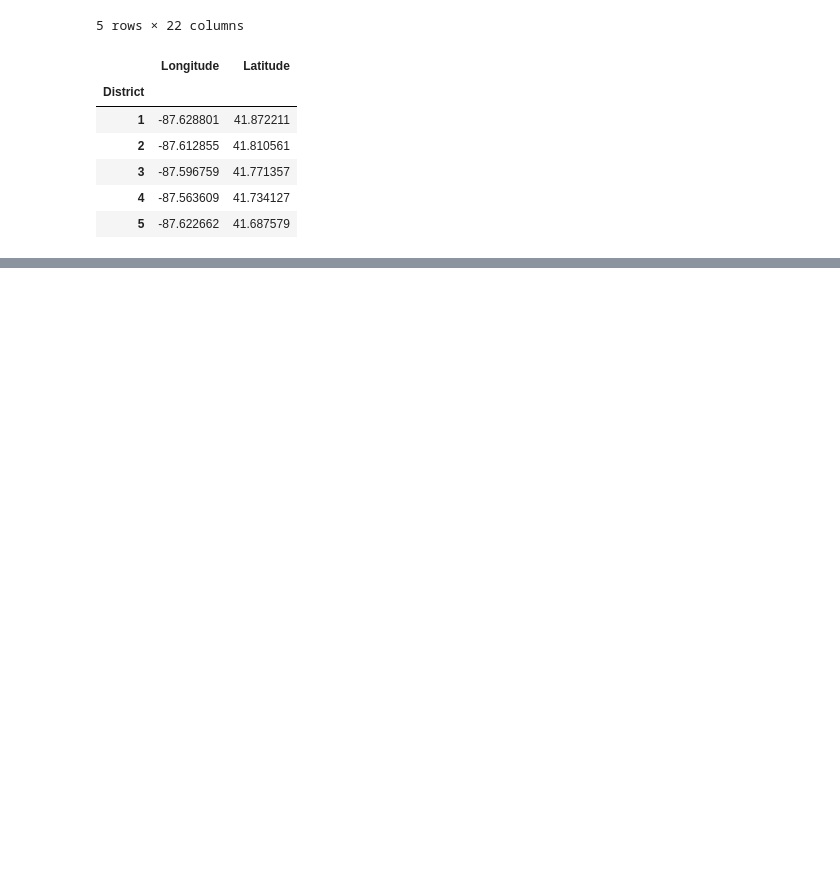
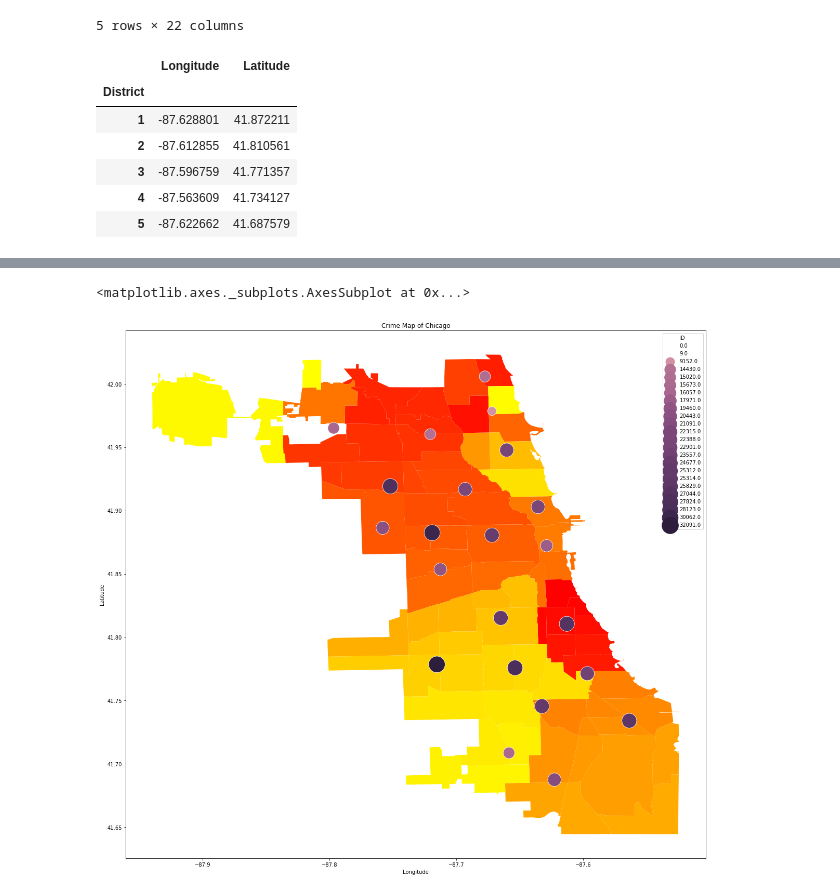
Before and after one commit to GiorgiKharshiladze/chicago-crime, a Jupyter notebook: final_project.ipynb, the cells around one changed output, grey strips where cells are left out. Cells and saved outputs as stored; diff of their text form; code cells hidden in the pictures; blank space fills up the shorter version.

Commit message:
chicago map added

```diff
--- a/final_project.ipynb
+++ b/final_project.ipynb
@@ -18,7 +19,7 @@ crime_data.head()
 def draw_map():
     chicago_map = geopandas.GeoDataFrame.from_file('map/chicago.shp')
     plt.rcParams["figure.figsize"]=(20,20)
-    chicago_map.plot(cmap='YlGn')
+    chicago_map.plot(cmap='autumn')
     plt.title("Crime Map of Chicago")
     plt.xlabel("Logitude")
     plt.ylabel("Latitude")
@@ -60,0 +70,5 @@ dtype: int64
+# %%
+crimes_by_region = crime_data[["Year", "District", "ID"]][crime_data["Year"]==2002].groupby("District").count()
+crimes_by_region.index = crimes_by_region.index.astype(int)
+crimes_by_region = pd.concat([crimes_by_region[['ID']], districts], sort=True, axis=1).fillna(0)
+crimes_by_region
@@ -60,0 +94,6 @@ dtype: int64
+# %%
+draw_map()
+sns.scatterplot(x="Longitude", y="Latitude", size="ID", hue="ID", sizes=(0, 1000), data=crimes_by_region, legend="full", color='black')
+# %% [output]
+<matplotlib.axes._subplots.AxesSubplot at 0x...>
+[figure, added]
```
Also changed, not shown: parts of 4 cells of this notebook.
